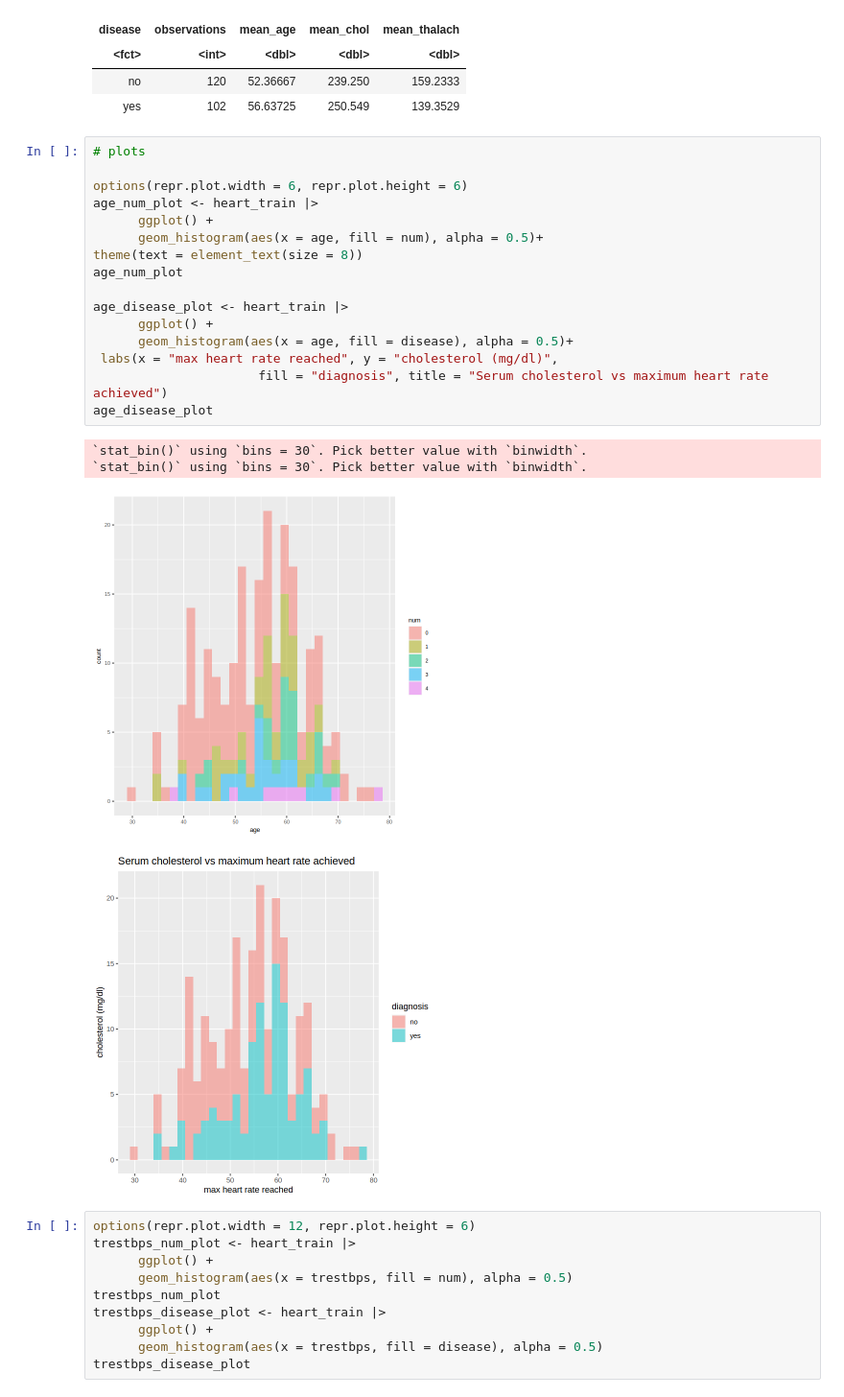
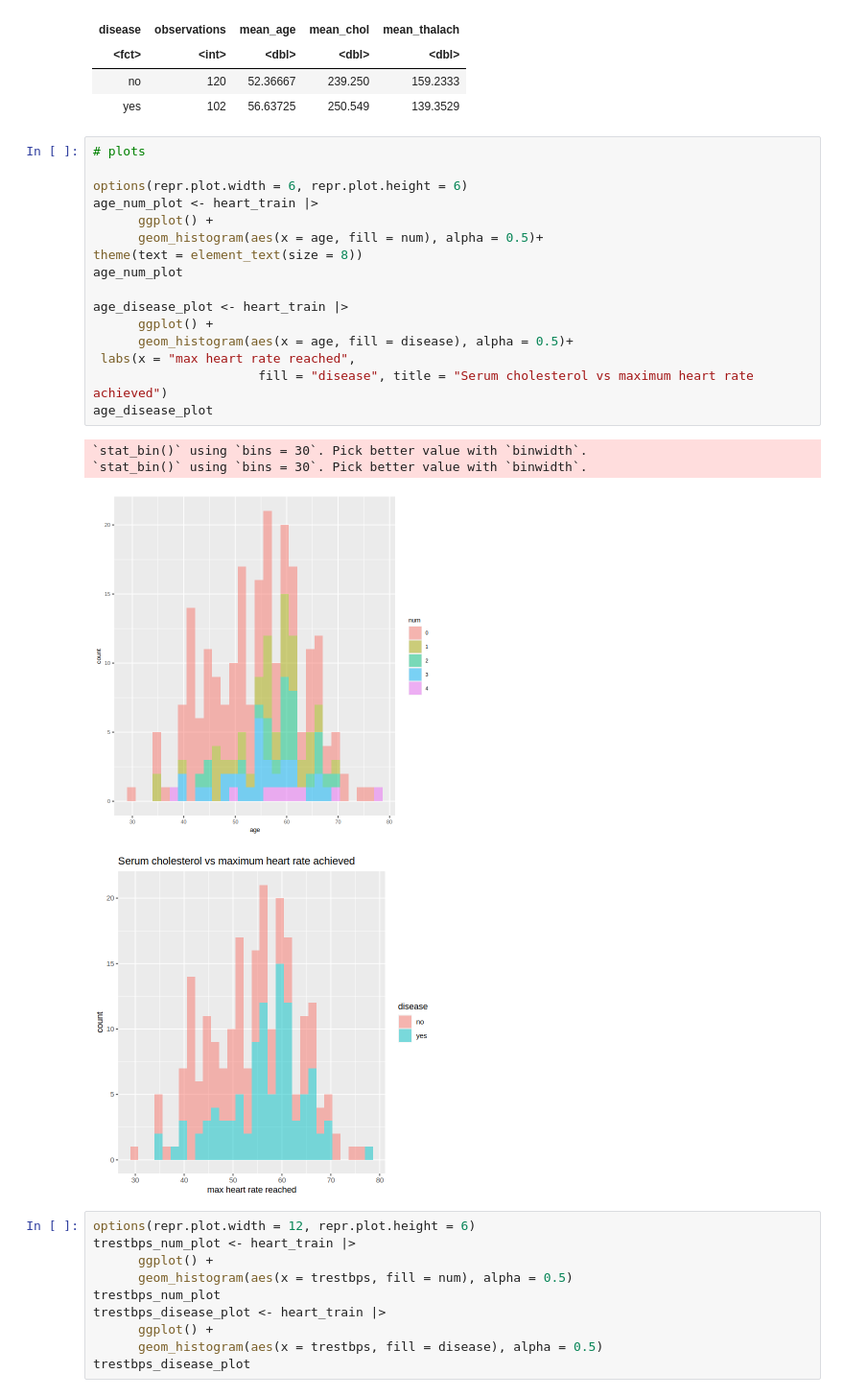
Before and after one commit to xzr10/toy_ds_project, a Jupyter notebook: Untitled.ipynb, the cells around one changed output. Shown at 96% size. Drawn from its saved outputs; the diff is of its cells as text.

```diff
--- a/Untitled.ipynb
+++ b/Untitled.ipynb
@@ -125,24 +125,24 @@ A tibble: 2 × 5
 # %%
 # plots
 
 options(repr.plot.width = 6, repr.plot.height = 6)
 age_num_plot <- heart_train |>
       ggplot() +
       geom_histogram(aes(x = age, fill = num), alpha = 0.5)+
 theme(text = element_text(size = 8))
 age_num_plot
 
 age_disease_plot <- heart_train |>
       ggplot() +
       geom_histogram(aes(x = age, fill = disease), alpha = 0.5)+
- labs(x = "max heart rate reached", y = "cholesterol (mg/dl)",
-                      fill = "diagnosis", title = "Serum cholesterol vs maximum heart rate achieved")
+ labs(x = "max heart rate reached",
+                      fill = "disease", title = "Serum cholesterol vs maximum heart rate achieved")
 age_disease_plot
 # %% [output]
 `stat_bin()` using `bins = 30`. Pick better value with `binwidth`.
 `stat_bin()` using `bins = 30`. Pick better value with `binwidth`.
 [figure]
-[figure, old version]
+[figure, new version]
 # %%
 options(repr.plot.width = 12, repr.plot.height = 6)
 trestbps_num_plot <- heart_train |>
```
